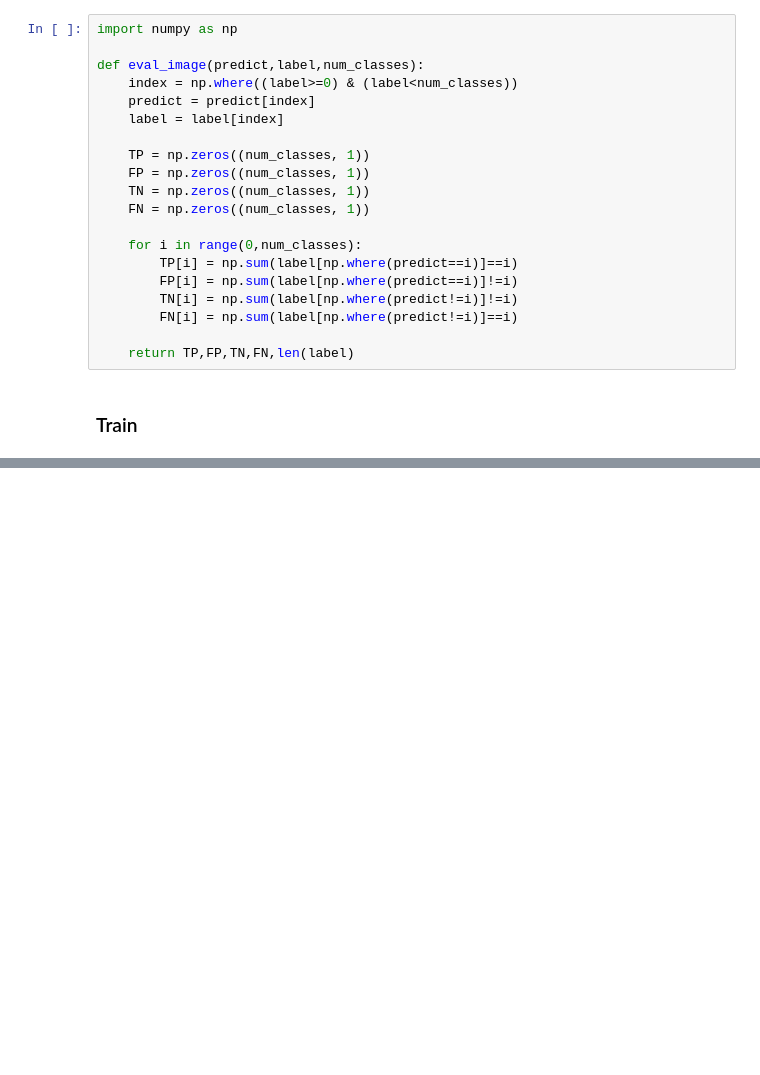
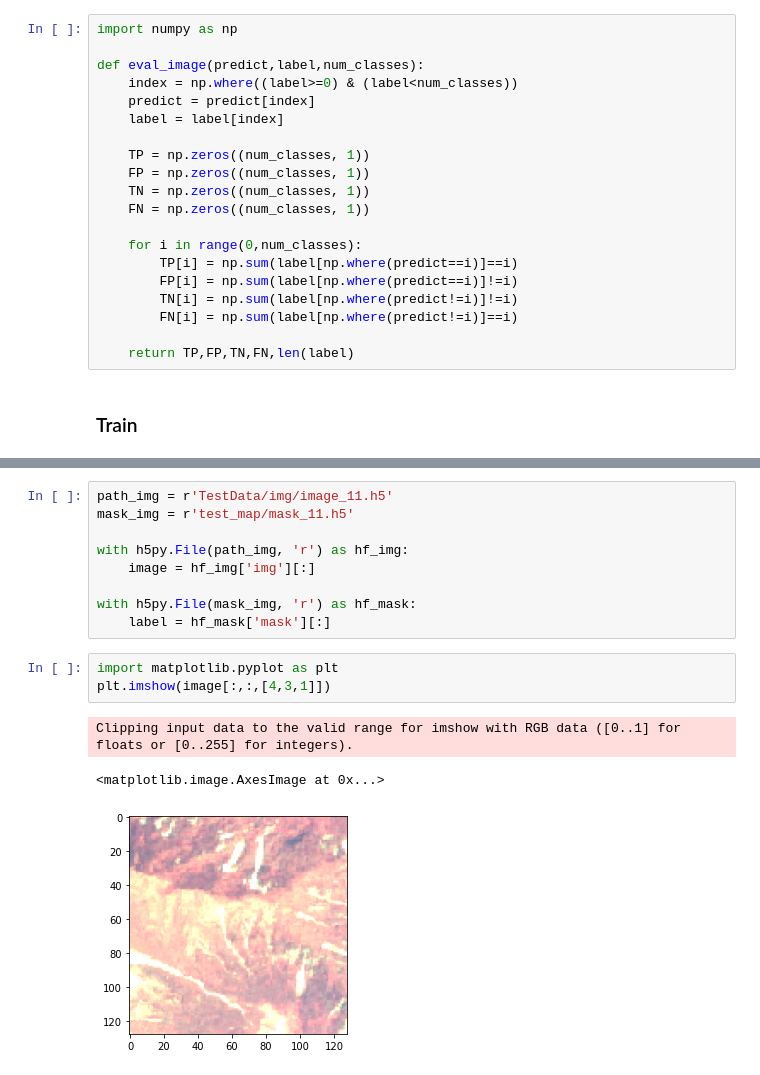
Before and after one commit to ryali93/lanslide4sat_pl, a Jupyter notebook: base.ipynb, the cells around one changed output, grey strips where cells are left out. Cells and saved outputs as stored; diff of their text form; blank space fills up the shorter version.

```diff
--- a/base.ipynb
+++ b/base.ipynb
@@ -404,0 +542,16 @@ main()
+# %%
+path_img = r'TestData/img/image_11.h5'
+mask_img = r'test_map/mask_11.h5'
+
+with h5py.File(path_img, 'r') as hf_img:
+    image = hf_img['img'][:]
+
+with h5py.File(mask_img, 'r') as hf_mask:
+    label = hf_mask['mask'][:]
+# %%
+import matplotlib.pyplot as plt
+plt.imshow(image[:,:,[4,3,1]])
+# %% [output]
+Clipping input data to the valid range for imshow with RGB data ([0..1] for floats or [0..255] for integers).
+<matplotlib.image.AxesImage at 0x...>
+[figure, added]
```
Also changed, not shown: parts of 14 cells of this notebook, 1 other file.
